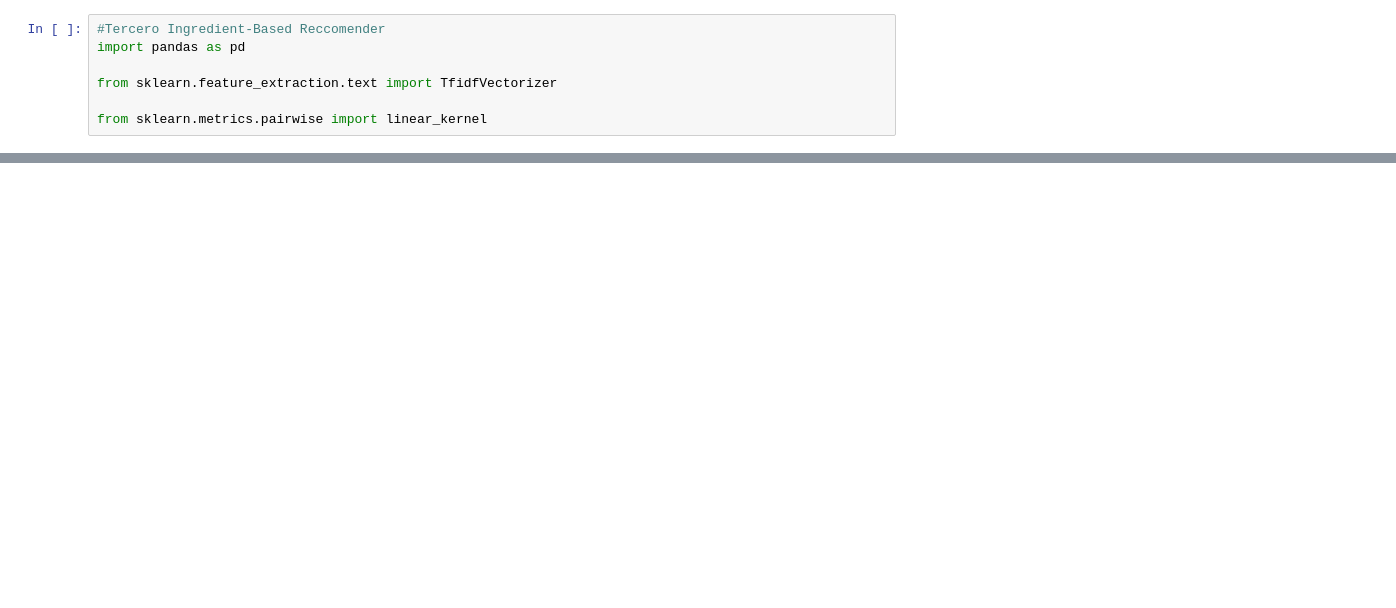
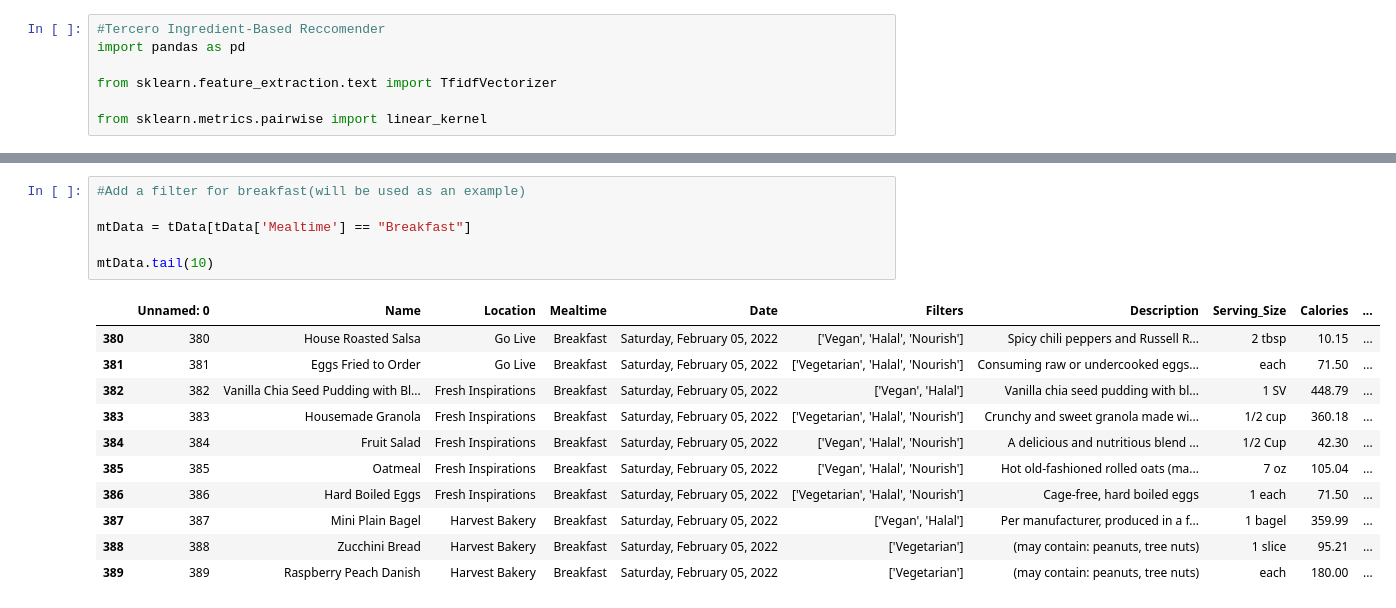
Before and after one commit to Davis-Data-Science-Club/winter_proj, a Jupyter notebook: IngredientBasedRecommendations.ipynb, the cells around one changed output, grey strips where cells are left out. Cells and saved outputs as stored; diff of their text form; blank space fills up the shorter version.

Commit message:
Add files via upload
Updated Version w/ Filter Additions

```diff
--- a/IngredientBasedRecommendations.ipynb
+++ b/IngredientBasedRecommendations.ipynb
@@ -24,0 +25,18 @@ tData.tail(10)
+# %%
+#Add a filter for breakfast(will be used as an example)
+
+mtData = tData[tData['Mealtime'] == "Breakfast"]
+
+mtData.tail(10)
+# %% [output]
+|  | Unnamed: 0 | Name | Location | Mealtime | Date | Filters | Description | Serving_Size | Calories | ... |
+| 380 | 380 | House Roasted Salsa | Go Live | Breakfast | Saturday, February 05, 2022 | ['Vegan', 'Halal', 'Nourish'] | Spicy chili peppers and Russell R... | 2 tbsp | 10.15 | ... |
+| 381 | 381 | Eggs Fried to Order | Go Live | Breakfast | Saturday, February 05, 2022 | ['Vegetarian', 'Halal', 'Nourish'] | Consuming raw or undercooked eggs... | each | 71.50 | ... |
+| 382 | 382 | Vanilla Chia Seed Pudding with Bl... | Fresh Inspirations | Breakfast | Saturday, February 05, 2022 | ['Vegan', 'Halal'] | Vanilla chia seed pudding with bl... | 1 SV | 448.79 | ... |
+| 383 | 383 | Housemade Granola | Fresh Inspirations | Breakfast | Saturday, February 05, 2022 | ['Vegetarian', 'Halal', 'Nourish'] | Crunchy and sweet granola made wi... | 1/2 cup | 360.18 | ... |
+| 384 | 384 | Fruit Salad | Fresh Inspirations | Breakfast | Saturday, February 05, 2022 | ['Vegan', 'Halal', 'Nourish'] | A delicious and nutritious blend ... | 1/2 Cup | 42.30 | ... |
+| 385 | 385 | Oatmeal | Fresh Inspirations | Breakfast | Saturday, February 05, 2022 | ['Vegan', 'Halal', 'Nourish'] | Hot old-fashioned rolled oats (ma... | 7 oz | 105.04 | ... |
+| 386 | 386 | Hard Boiled Eggs | Fresh Inspirations | Breakfast | Saturday, February 05, 2022 | ['Vegetarian', 'Halal', 'Nourish'] | Cage-free, hard boiled eggs | 1 each | 71.50 | ... |
+| 387 | 387 | Mini Plain Bagel | Harvest Bakery | Breakfast | Saturday, February 05, 2022 | ['Vegan', 'Halal'] | Per manufacturer, produced in a f... | 1 bagel | 359.99 | ... |
+| 388 | 388 | Zucchini Bread | Harvest Bakery | Breakfast | Saturday, February 05, 2022 | ['Vegetarian'] | (may contain: peanuts, tree nuts) | 1 slice | 95.21 | ... |
+| 389 | 389 | Raspberry Peach Danish | Harvest Bakery | Breakfast | Saturday, February 05, 2022 | ['Vegetarian'] | (may contain: peanuts, tree nuts) | each | 180.00 | ... |
```
Also changed, not shown: parts of 7 cells of this notebook.
